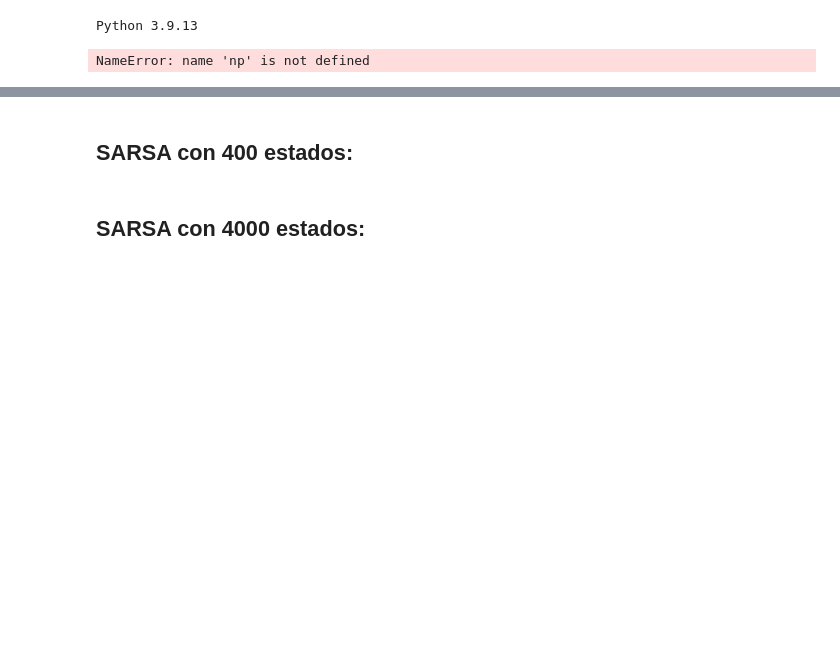
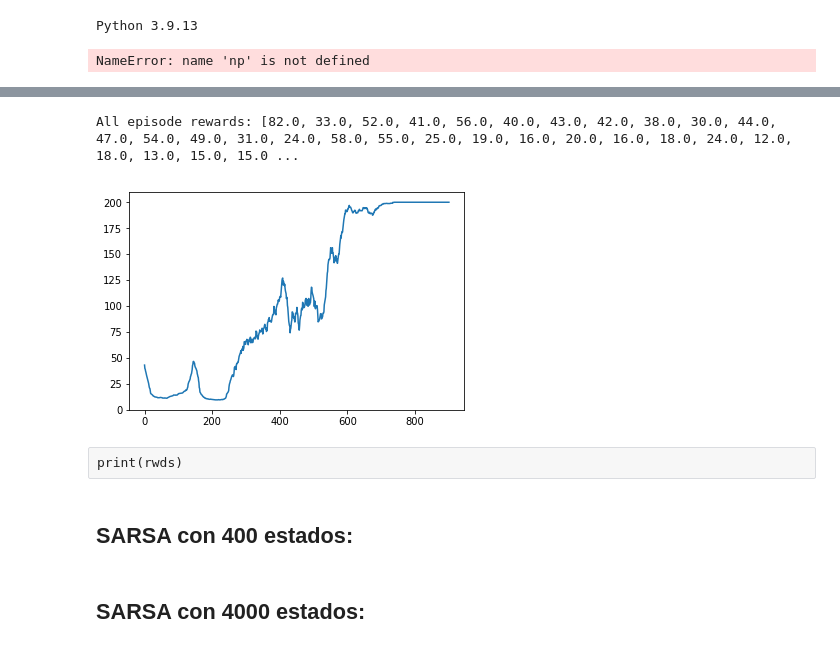
Before and after one commit to santiagorodavil/tareas_reinfocement, a Jupyter notebook: Taller4/Taller4.ipynb, the cells around one changed output, grey strips where cells are left out. Saved outputs shown, nothing was run; the diff lists cells and outputs as text; code cells hidden in the pictures; blank space fills up the shorter version.

```diff
--- a/Taller4/Taller4.ipynb
+++ b/Taller4/Taller4.ipynb
@@ -274,6 +274,21 @@ from rl.policy import EpsGreedyQPolicy
 from rl.memory import SequentialMemory
 
 
+from rl.callbacks import Callback
+
+class EpisodeRewardCallback(Callback):
+    def __init__(self):
+        super(EpisodeRewardCallback, self).__init__()
+        self.episode_rewards = []
+
+    def on_episode_end(self, episode, logs):
+        episode_reward = logs['episode_reward']
+        self.episode_rewards.append(episode_reward)
+        print(f"Episode {episode + 1} reward: {episode_reward}")
+
+# Create an instance of the callback
+episode_callback = EpisodeRewardCallback()
+
 ENV_NAME = 'CartPole-v0'
 
 
@@ -286,11 +301,7 @@ nb_actions = env.action_space.n
 # Next, we build a very simple model.
 model = Sequential()
 model.add(Flatten(input_shape=(1,) + env.observation_space.shape))
-model.add(Dense(16))
-model.add(Activation('relu'))
-model.add(Dense(16))
-model.add(Activation('relu'))
-model.add(Dense(16))
+model.add(Dense(4))
 model.add(Activation('relu'))
 model.add(Dense(nb_actions))
 model.add(Activation('linear'))
@@ -298,7 +309,7 @@ print(model.summary())
 
 # Finally, we configure and compile our agent. You can use every built-in Keras optimizer and
 # even the metrics!
-memory = SequentialMemory(limit=500000, window_length=1)
+memory = SequentialMemory(limit=int(1e5), window_length=1)
 policy = EpsGreedyQPolicy()
 
 dqn = DQNAgent(model=model, nb_actions=nb_actions, memory=memory, nb_steps_warmup=10,
@@ -308,7 +319,8 @@ dqn.compile(Adam(lr=1e-3), metrics=['mae'])
 # Okay, now it's time to learn something! We visualize the training here for show, but this
 # slows down training quite a lot. You can always safely abort the training prematurely using
 # Ctrl + C.
-dqn.fit(env, nb_steps=500000, visualize=True, verbose=2)
+
+dqn.fit(env, nb_steps=int(1e5), visualize=False, verbose=2,callbacks=[episode_callback])
 
 # After training is done, we save the final weights.
 dqn.save_weights('dqn_{}_weights.h5f'.format(ENV_NAME), overwrite=True)
@@ -355,3 +368,19 @@ Training for 500000 steps ...
+# %%
+print("All episode rewards:", episode_callback.episode_rewards)
+# %% [output]
+All episode rewards: [82.0, 33.0, 52.0, 41.0, 56.0, 40.0, 43.0, 42.0, 38.0, 30.0, 44.0, 47.0, 54.0, 49.0, 31.0, 24.0, 58.0, 55.0, 25.0, 19.0, 16.0, 20.0, 16.0, 18.0, 24.0, 12.0, 18.0, 13.0, 15.0, 15.0 ...
+# %%
+def running_mean(x, N):
+    cumsum = np.cumsum(np.insert(x, 0, 0))
+    return (cumsum[N:] - cumsum[:-N]) / float(N)
+# %%
+import matplotlib.pyplot as plt
+plt.plot(running_mean(episode_callback.episode_rewards,20))
+plt.show()
+# %% [output]
+[figure, added]
+# %% [raw]
+print(rwds)
 # %%
 #SARSA algorithm
 def SARSA_algorithm(num_episodes):
```
Also changed, not shown: parts of 1 cell of this notebook, 6 other files.
